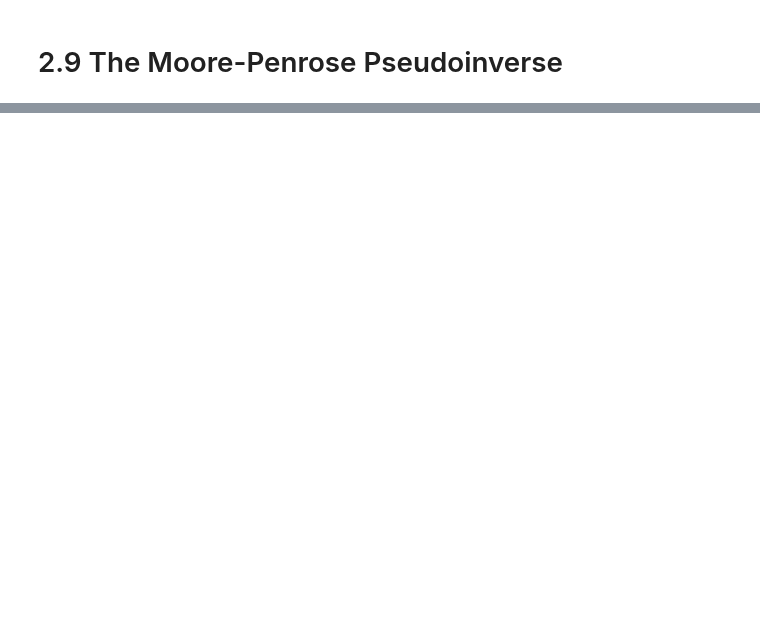
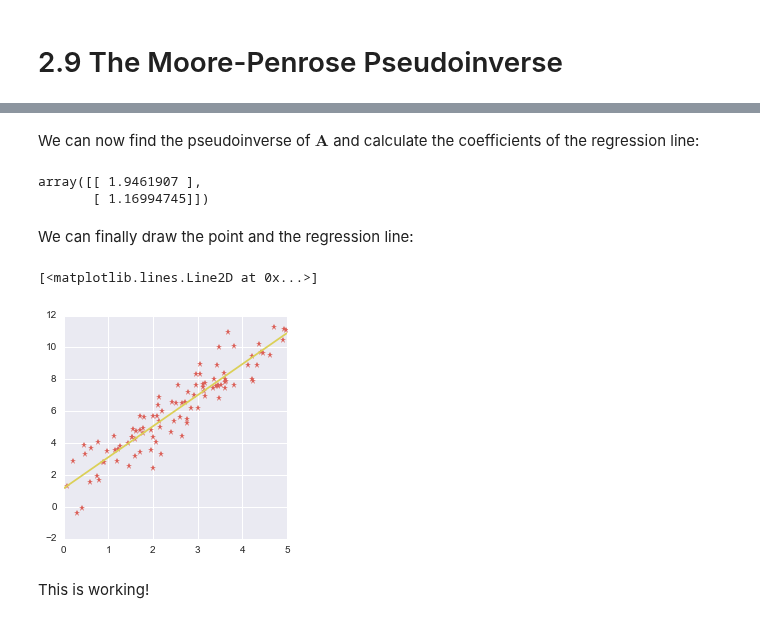
Before and after one commit to hadrienj/deepLearningBook-Notes, a Jupyter notebook: 2.9 The Moore-Penrose Pseudoinverse/2.9 The Moore-Penrose Pseudoinverse.ipynb, the cells around one changed output, grey strips where cells are left out. Saved outputs shown, nothing was run; the diff lists cells and outputs as text; code cells hidden in the pictures; blank space fills up the shorter version.

```diff
--- a/2.9 The Moore-Penrose Pseudoinverse/2.9 The Moore-Penrose Pseudoinverse.ipynb
+++ b/2.9 The Moore-Penrose Pseudoinverse/2.9 The Moore-Penrose Pseudoinverse.ipynb
@@ -26,0 +384,10 @@ https://www.quora.com/What-is-the-intuition-behind-pseudo-inverse-of-a-matrix
+# %%
+np.random.seed(123)
+x = 5*np.random.rand(100)
+y = 2*x + 1 + np.random.randn(100)
+
+x = x.reshape(100, 1)
+y = y.reshape(100, 1)
+
+print x.shape, y.shape
+print x[:10, :]
@@ -26,0 +408,3 @@ https://www.quora.com/What-is-the-intuition-behind-pseudo-inverse-of-a-matrix
+# %%
+A = np.hstack((x,np.ones(np.shape(x))))
+A[:10]
@@ -26,0 +422,22 @@ https://www.quora.com/What-is-the-intuition-behind-pseudo-inverse-of-a-matrix
+# %% [markdown]
+We can now find the pseudoinverse of $\boldsymbol{A}$ and calculate the coefficients of the regression line:
+# %%
+A_plus = np.linalg.pinv(A)
+coefs = A_plus.dot(y)
+coefs
+# %% [output]
+array([[ 1.9461907 ],
+       [ 1.16994745]])
+# %% [markdown]
+We can finally draw the point and the regression line:
+# %%
+x_line = np.linspace(0, 5, 1000)
+y_line = coefs[0]*x_line + coefs[1]
+
+plt.plot(x, y, '*')
+plt.plot(x_line, y_line)
+# %% [output]
+[<matplotlib.lines.Line2D at 0x...>]
+[figure, added]
+# %% [markdown]
+This is working!
```
Also changed, not shown: parts of 39 cells of this notebook, 21 other files.
